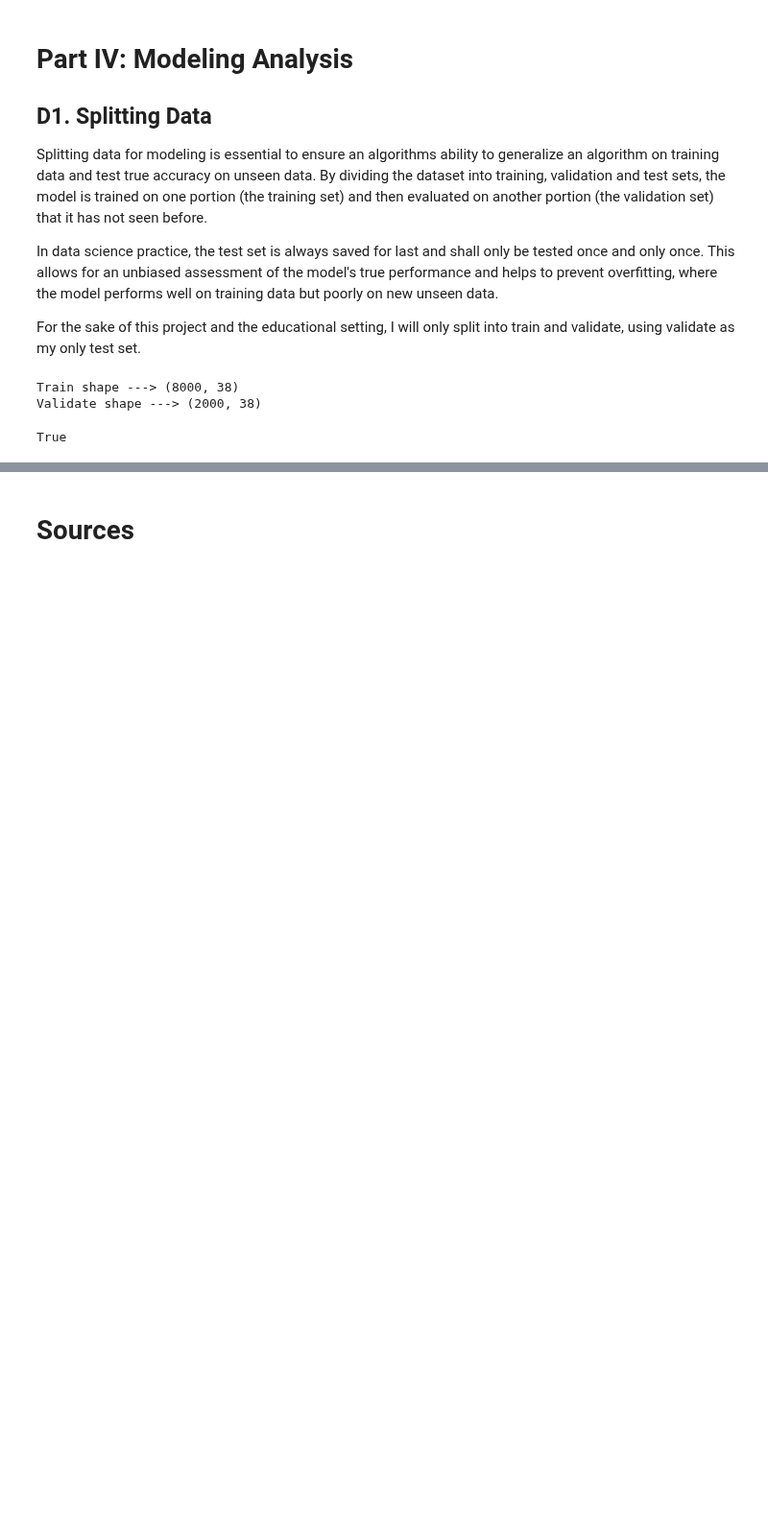
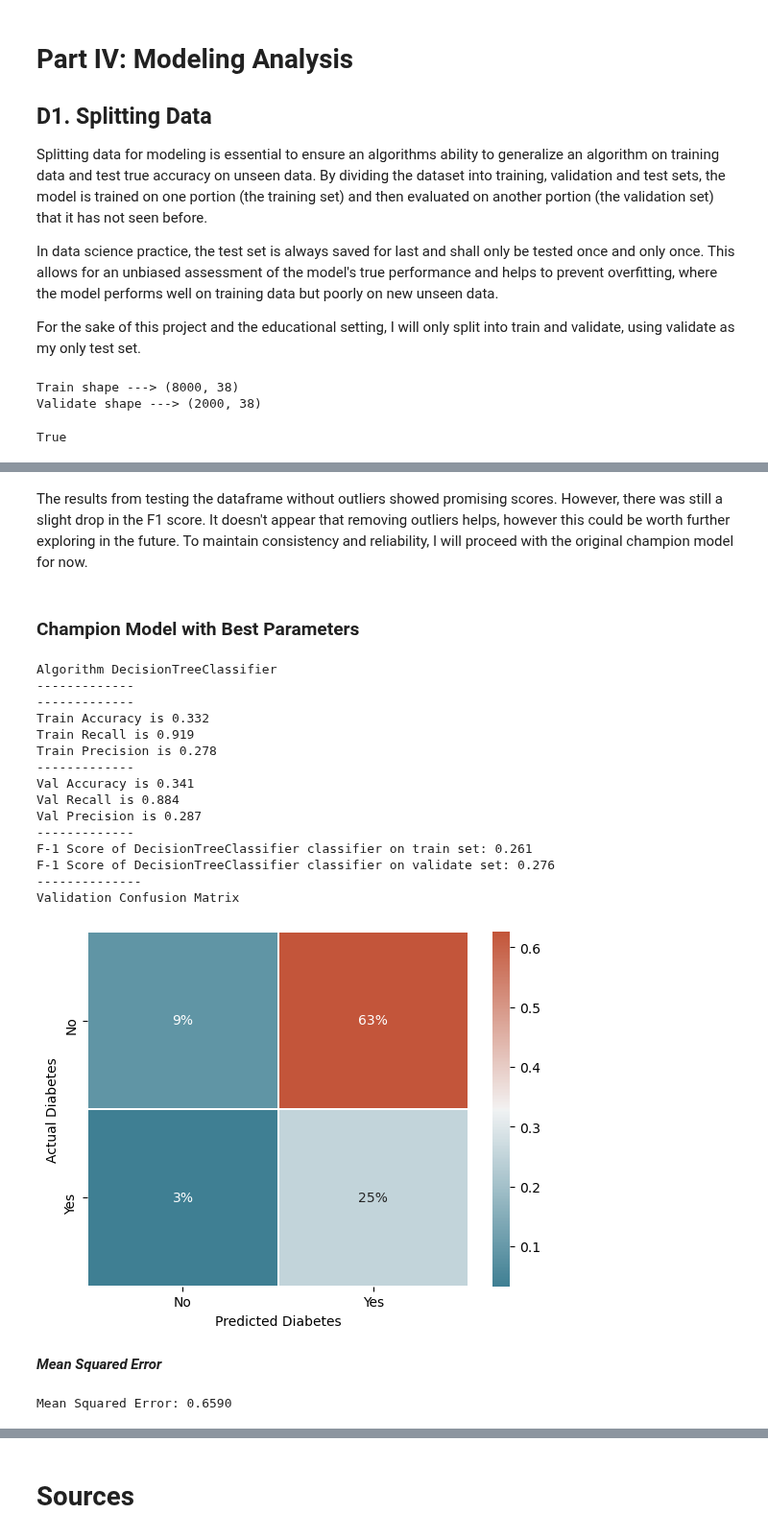
Before and after one commit to DesireeMcElroy/WGU_MSDA, a Jupyter notebook: D209-Data_Mining_I/DecisionTree_Task2.ipynb, the cells around one changed output, grey strips where cells are left out. Shown at 96% size. Cells and saved outputs as stored; diff of their text form; code cells hidden in the pictures; blank space fills up the shorter version.

```diff
--- a/D209-Data_Mining_I/DecisionTree_Task2.ipynb
+++ b/D209-Data_Mining_I/DecisionTree_Task2.ipynb
@@ -506,30 +568,0 @@ Validation recall: 0.30350877192982456
-# %%
-# Initialize the Decision Tree model
-dt_model = DecisionTreeClassifier(random_state=314)
-
-# Define the hyperparameters and their possible values
-param_grid = {
-    'max_depth': [1, 3, 5, 7, 10, None],
-    'min_samples_split': [0.5, 1, 2, 3, 5, 8, 10, 12],
-    'min_samples_leaf': [0.25, 0.50, 1, 2, 4],
-    'criterion': ['gini', 'entropy'],
-    'splitter': ['best','random'],
-
-}
-
-# Initialize GridSearchCV with 5-fold cross-validation
-grid_search = GridSearchCV(estimator=dt_model, param_grid=param_grid, cv=5, scoring='f1')
-
-# Fit the grid search on your training data
-grid_search.fit(trainX, trainY)
-
-# Best hyperparameters and score
-print("Best Parameters:", grid_search.best_params_)
-print("Best Cross-Validation Score:", grid_search.best_score_)
-
-# Use the best model to make predictions on the validation set
-best_model = grid_search.best_estimator_
-valY_pred = best_model.predict(valX)
-
-# Check accuracy on validation set
-print("Validation recall:", recall_score(valY, valY_pred))
@@ -539,0 +626,38 @@ Validation recall: 0.30350877192982456
+# %% [markdown]
+The results from testing the dataframe without outliers showed promising scores. However, there was still a slight drop in the F1 score. It doesn't appear that removing outliers helps, however this could be worth further exploring in the future. To maintain consistency and reliability, I will proceed with the original champion model for now.
+# %% [markdown]
+### Champion Model with Best Parameters
+# %%
+dt = DecisionTreeClassifier(**champ_model_params, class_weight='balanced', random_state=314)
+decisiontree_model_training(dt, trainX, trainY, valX, valY)
+# %% [output]
+Algorithm DecisionTreeClassifier
+-------------
+-------------
+Train Accuracy is 0.332
+Train Recall is 0.919
+Train Precision is 0.278
+-------------
+Val Accuracy is 0.341
+Val Recall is 0.884
+Val Precision is 0.287
+-------------
+F-1 Score of DecisionTreeClassifier classifier on train set: 0.261
+F-1 Score of DecisionTreeClassifier classifier on validate set: 0.276
+--------------
+Validation Confusion Matrix
+[figure, added]
+# %% [markdown]
+***Mean Squared Error***
+# %%
+# change to float due to function deprecation
+valY3 = valY.astype(np.float32).copy()
+valY_pred3 = valY_pred.astype(np.float32).copy()
+
+dt = DecisionTreeClassifier(**champ_model_params, class_weight='balanced', random_state=314)
+
+# mean squared error
+mse = mean_squared_error(valY3, valY_pred3)
+print(f'Mean Squared Error: {mse:.4f}')
+# %% [output]
+Mean Squared Error: 0.6590
```
Also changed, not shown: parts of 25 cells of this notebook.
